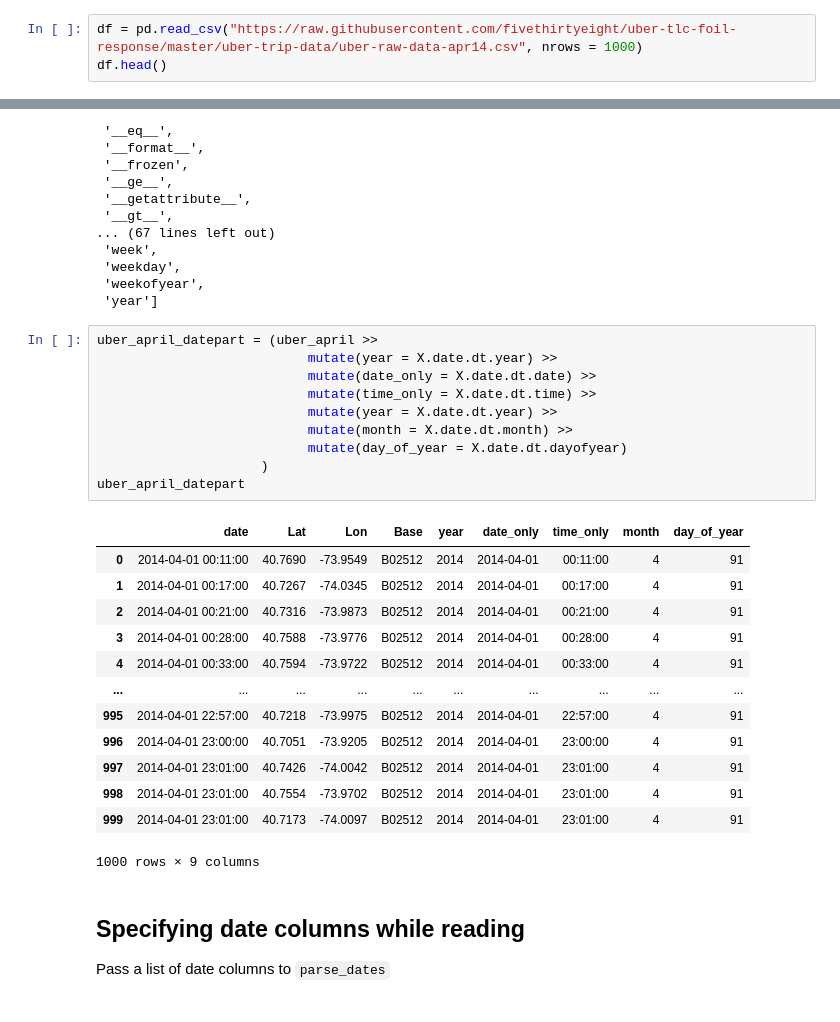
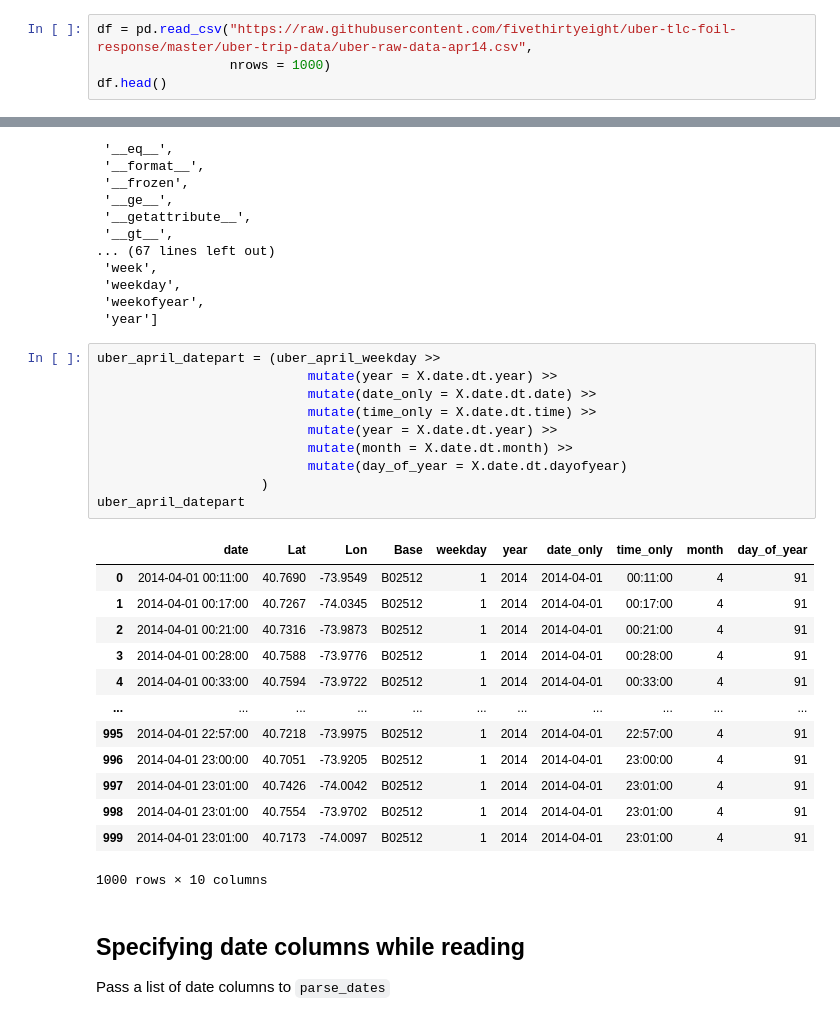
Before and after one commit to lewyingshi/module2_intro_to_pandas, a Jupyter notebook: 2_4_pandas_dtypes.ipynb, the cells around one changed output, grey strips where cells are left out. Cells and saved outputs as stored; diff of their text form.

```diff
--- a/2_4_pandas_dtypes.ipynb
+++ b/2_4_pandas_dtypes.ipynb
@@ -134,7 +134,8 @@ Name: BeginDate, dtype: Int64
 #uber_april_raw = pd.read_csv("./data/uber-raw-data-apr14-small.csv")
 #uber_april_raw.head()
 # %%
-df = pd.read_csv("https://raw.githubusercontent.com/fivethirtyeight/uber-tlc-foil-response/master/uber-trip-data/uber-raw-data-apr14.csv", nrows = 1000)
+df = pd.read_csv("https://raw.githubusercontent.com/fivethirtyeight/uber-tlc-foil-response/master/uber-trip-data/uber-raw-data-apr14.csv",
+                 nrows = 1000)
 df.head()
 # %% [output]
 |  | Date/Time | Lat | Lon | Base |
@@ -278,29 +299,29 @@ dir(X.date.dt.evaluate(uber_april_weekday))
  'weekofyear',
  'year']
 # %%
-uber_april_datepart = (uber_april >>
+uber_april_datepart = (uber_april_weekday >>
                            mutate(year = X.date.dt.year) >>
                            mutate(date_only = X.date.dt.date) >>
                            mutate(time_only = X.date.dt.time) >>
                            mutate(year = X.date.dt.year) >>
                            mutate(month = X.date.dt.month) >>
                            mutate(day_of_year = X.date.dt.dayofyear)
                      )
 uber_april_datepart
 # %% [output]
-|  | date | Lat | Lon | Base | year | date_only | time_only | month | day_of_year |
-| 0 | 2014-04-01 00:11:00 | 40.7690 | -73.9549 | B02512 | 2014 | 2014-04-01 | 00:11:00 | 4 | 91 |
-| 1 | 2014-04-01 00:17:00 | 40.7267 | -74.0345 | B02512 | 2014 | 2014-04-01 | 00:17:00 | 4 | 91 |
-| 2 | 2014-04-01 00:21:00 | 40.7316 | -73.9873 | B02512 | 2014 | 2014-04-01 | 00:21:00 | 4 | 91 |
-| 3 | 2014-04-01 00:28:00 | 40.7588 | -73.9776 | B02512 | 2014 | 2014-04-01 | 00:28:00 | 4 | 91 |
-| 4 | 2014-04-01 00:33:00 | 40.7594 | -73.9722 | B02512 | 2014 | 2014-04-01 | 00:33:00 | 4 | 91 |
-| ... | ... | ... | ... | ... | ... | ... | ... | ... | ... |
-| 995 | 2014-04-01 22:57:00 | 40.7218 | -73.9975 | B02512 | 2014 | 2014-04-01 | 22:57:00 | 4 | 91 |
-| 996 | 2014-04-01 23:00:00 | 40.7051 | -73.9205 | B02512 | 2014 | 2014-04-01 | 23:00:00 | 4 | 91 |
-| 997 | 2014-04-01 23:01:00 | 40.7426 | -74.0042 | B02512 | 2014 | 2014-04-01 | 23:01:00 | 4 | 91 |
-| 998 | 2014-04-01 23:01:00 | 40.7554 | -73.9702 | B02512 | 2014 | 2014-04-01 | 23:01:00 | 4 | 91 |
-| 999 | 2014-04-01 23:01:00 | 40.7173 | -74.0097 | B02512 | 2014 | 2014-04-01 | 23:01:00 | 4 | 91 |
+|  | date | Lat | Lon | Base | weekday | year | date_only | time_only | month | day_of_year |
+| 0 | 2014-04-01 00:11:00 | 40.7690 | -73.9549 | B02512 | 1 | 2014 | 2014-04-01 | 00:11:00 | 4 | 91 |
+| 1 | 2014-04-01 00:17:00 | 40.7267 | -74.0345 | B02512 | 1 | 2014 | 2014-04-01 | 00:17:00 | 4 | 91 |
+| 2 | 2014-04-01 00:21:00 | 40.7316 | -73.9873 | B02512 | 1 | 2014 | 2014-04-01 | 00:21:00 | 4 | 91 |
+| 3 | 2014-04-01 00:28:00 | 40.7588 | -73.9776 | B02512 | 1 | 2014 | 2014-04-01 | 00:28:00 | 4 | 91 |
+| 4 | 2014-04-01 00:33:00 | 40.7594 | -73.9722 | B02512 | 1 | 2014 | 2014-04-01 | 00:33:00 | 4 | 91 |
+| ... | ... | ... | ... | ... | ... | ... | ... | ... | ... | ... |
+| 995 | 2014-04-01 22:57:00 | 40.7218 | -73.9975 | B02512 | 1 | 2014 | 2014-04-01 | 22:57:00 | 4 | 91 |
+| 996 | 2014-04-01 23:00:00 | 40.7051 | -73.9205 | B02512 | 1 | 2014 | 2014-04-01 | 23:00:00 | 4 | 91 |
+| 997 | 2014-04-01 23:01:00 | 40.7426 | -74.0042 | B02512 | 1 | 2014 | 2014-04-01 | 23:01:00 | 4 | 91 |
+| 998 | 2014-04-01 23:01:00 | 40.7554 | -73.9702 | B02512 | 1 | 2014 | 2014-04-01 | 23:01:00 | 4 | 91 |
+| 999 | 2014-04-01 23:01:00 | 40.7173 | -74.0097 | B02512 | 1 | 2014 | 2014-04-01 | 23:01:00 | 4 | 91 |
-1000 rows × 9 columns
+1000 rows × 10 columns
 # %% [markdown]
 ## Specifying date columns while reading
 
```
Also changed, not shown: parts of 4 cells of this notebook, 5 other files.
